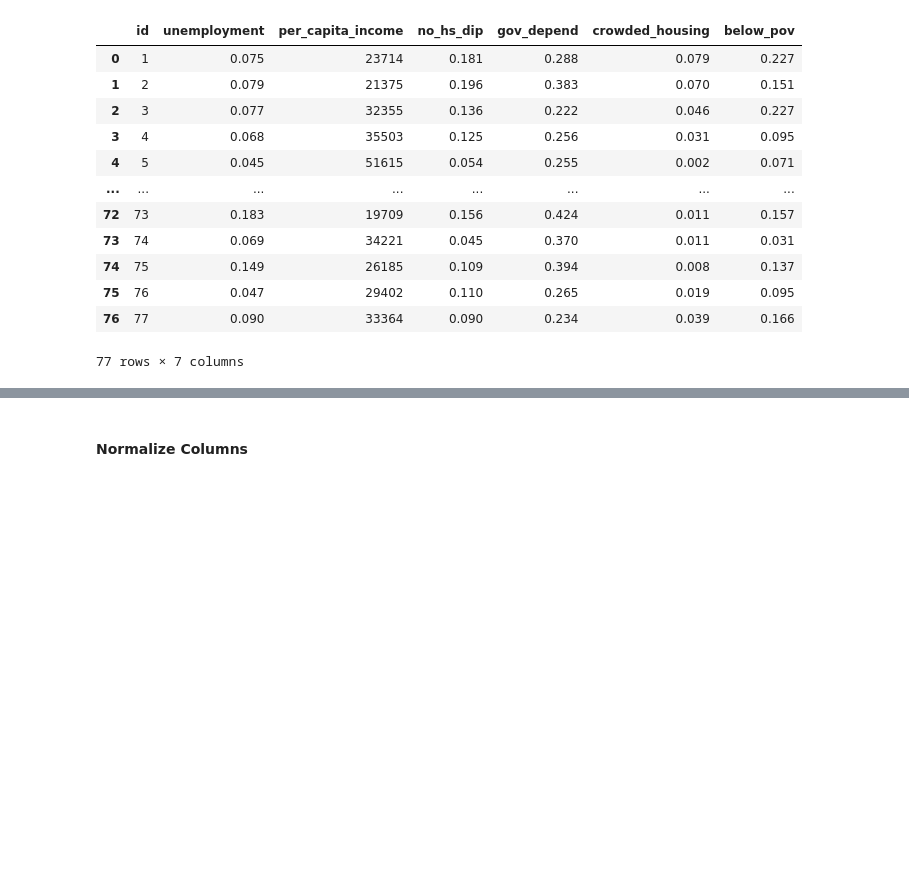
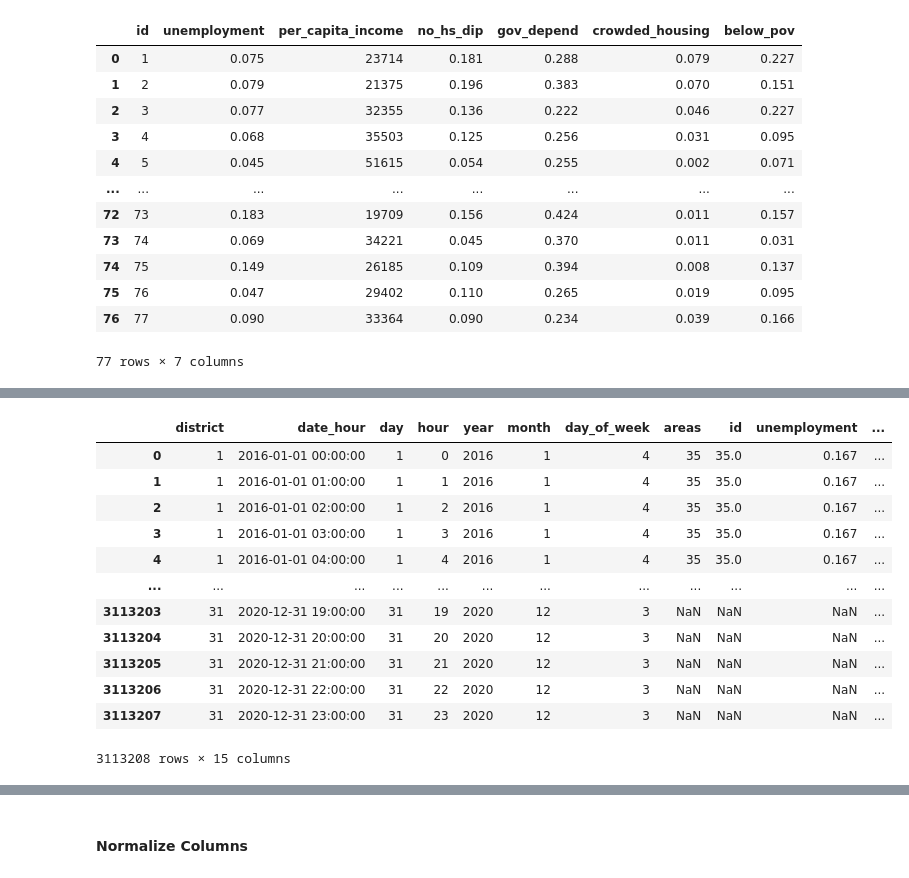
Before and after one commit to evanameyer1/Uncovering-New-Factors-In-Chicago-Crime-through-Regression-Models, a Jupyter notebook: models/notebooks/04_feature_engineering.ipynb, the cells around one changed output, grey strips where cells are left out. Drawn from its saved outputs; the diff is of its cells as text; code cells hidden in the pictures; blank space fills up the shorter version.

```diff
--- a/models/notebooks/04_feature_engineering.ipynb
+++ b/models/notebooks/04_feature_engineering.ipynb
@@ -220,0 +249,6 @@ final_df_area_avg
+# %%
+date_range = pd.date_range(start='2016-01-01 00:00:00', end='2020-12-31 23:00:00', freq='h')
+districts = list(set(districts['district'].values))
+district_base_df = pd.DataFrame([(district, date) for district in districts for date in date_range], columns=['district', 'date_hour'])
+district_base_df['day'] = district_base_df['date_hour'].dt.day
+district_base_df['hour'] = district_base_df['date_hour'].dt.hour
@@ -220,0 +271,6 @@ final_df_area_avg
+# %%
+district_base_df['year'] = district_base_df['date_hour'].dt.year
+district_base_df['month'] = district_base_df['date_hour'].dt.month
+district_base_df['day'] = district_base_df['date_hour'].dt.day
+district_base_df['day_of_week'] = district_base_df['date_hour'].dt.dayofweek
+district_base_df
@@ -220,0 +291,4 @@ final_df_area_avg
+# %%
+district_df = disadvantaged_areas_within_areas.groupby('district')['areas'].apply(set).reset_index()
+district_df.columns = ['district', 'areas']
+district_df
@@ -220,0 +313,20 @@ final_df_area_avg
+# %%
+base_df_with_district_stats = district_base_df.merge(right=district_df, on='district', how='left')
+base_df_with_district_stats = base_df_with_district_stats.explode('areas')
+base_df_with_district_stats = base_df_with_district_stats.merge(right=clean_public_healthindicator, left_on='areas', right_on='id', how='left')
+# %%
+base_df_with_district_stats
+# %% [output]
+|  | district | date_hour | day | hour | year | month | day_of_week | areas | id | unemployment | ... |
+| 0 | 1 | 2016-01-01 00:00:00 | 1 | 0 | 2016 | 1 | 4 | 35 | 35.0 | 0.167 | ... |
+| 1 | 1 | 2016-01-01 01:00:00 | 1 | 1 | 2016 | 1 | 4 | 35 | 35.0 | 0.167 | ... |
+| 2 | 1 | 2016-01-01 02:00:00 | 1 | 2 | 2016 | 1 | 4 | 35 | 35.0 | 0.167 | ... |
+| 3 | 1 | 2016-01-01 03:00:00 | 1 | 3 | 2016 | 1 | 4 | 35 | 35.0 | 0.167 | ... |
+| 4 | 1 | 2016-01-01 04:00:00 | 1 | 4 | 2016 | 1 | 4 | 35 | 35.0 | 0.167 | ... |
+| ... | ... | ... | ... | ... | ... | ... | ... | ... | ... | ... | ... |
+| 3113203 | 31 | 2020-12-31 19:00:00 | 31 | 19 | 2020 | 12 | 3 | NaN | NaN | NaN | ... |
+| 3113204 | 31 | 2020-12-31 20:00:00 | 31 | 20 | 2020 | 12 | 3 | NaN | NaN | NaN | ... |
+| 3113205 | 31 | 2020-12-31 21:00:00 | 31 | 21 | 2020 | 12 | 3 | NaN | NaN | NaN | ... |
+| 3113206 | 31 | 2020-12-31 22:00:00 | 31 | 22 | 2020 | 12 | 3 | NaN | NaN | NaN | ... |
+| 3113207 | 31 | 2020-12-31 23:00:00 | 31 | 23 | 2020 | 12 | 3 | NaN | NaN | NaN | ... |
+3113208 rows × 15 columns
```
Also changed, not shown: parts of 52 cells of this notebook, 1 other file.
